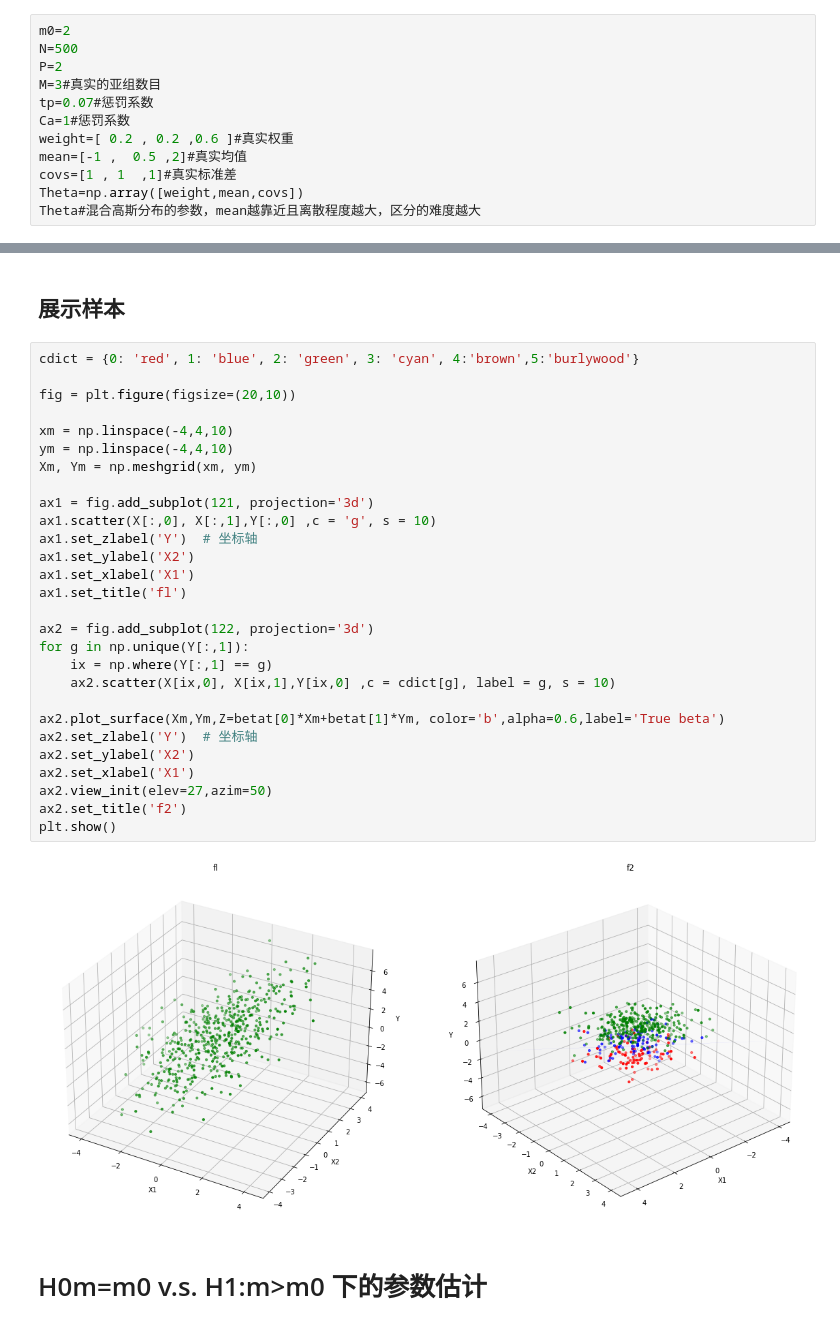
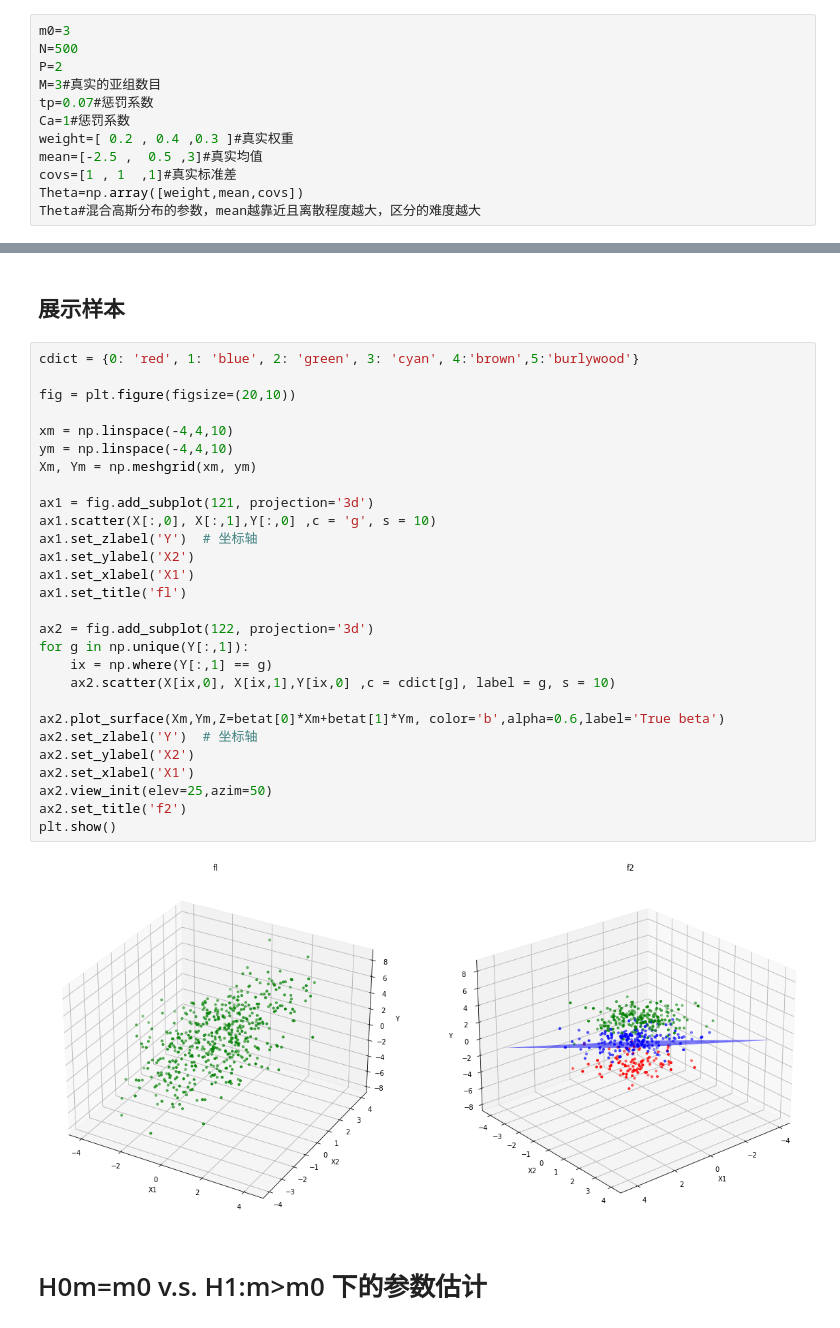
Before and after one commit to IXIXVI/graduate-first-year-homework, a Jupyter notebook: SUBGROUP论文/2021.10.15展示/m=3/3ECM m0=2.ipynb, the cells around one changed output, grey strips where cells are left out. Drawn from its saved outputs; the diff is of its cells as text.

```diff
--- a/SUBGROUP论文/2021.10.15展示/m=3/3ECM m0=2.ipynb
+++ b/SUBGROUP论文/2021.10.15展示/m=3/3ECM m0=2.ipynb
@@ -9,14 +9,14 @@ from sklearn.linear_model import LinearRegression
 用于生成（0,1]间的随机数
 缺点：不能很好的控制各亚组的样本数量
 # %%
-m0=2
+m0=3
 N=500
 P=2
 M=3#真实的亚组数目
 tp=0.07#惩罚系数
 Ca=1#惩罚系数
-weight=[ 0.2 , 0.2 ,0.6 ]#真实权重
-mean=[-1 ,  0.5 ,2]#真实均值
+weight=[ 0.2 , 0.4 ,0.3 ]#真实权重
+mean=[-2.5 ,  0.5 ,3]#真实均值
 covs=[1 , 1  ,1]#真实标准差
 Theta=np.array([weight,mean,covs])
 Theta#混合高斯分布的参数，mean越靠近且离散程度越大，区分的难度越大
@@ -57,33 +57,33 @@ for i in range(N):
 # %%
 cdict = {0: 'red', 1: 'blue', 2: 'green', 3: 'cyan', 4:'brown',5:'burlywood'}
 
 fig = plt.figure(figsize=(20,10))
 
 xm = np.linspace(-4,4,10)
 ym = np.linspace(-4,4,10)
 Xm, Ym = np.meshgrid(xm, ym)
 
 ax1 = fig.add_subplot(121, projection='3d')
 ax1.scatter(X[:,0], X[:,1],Y[:,0] ,c = 'g', s = 10)
 ax1.set_zlabel('Y')  # 坐标轴
 ax1.set_ylabel('X2')
 ax1.set_xlabel('X1')
 ax1.set_title('fl')
 
 ax2 = fig.add_subplot(122, projection='3d')
 for g in np.unique(Y[:,1]):
     ix = np.where(Y[:,1] == g)
     ax2.scatter(X[ix,0], X[ix,1],Y[ix,0] ,c = cdict[g], label = g, s = 10)
 
 ax2.plot_surface(Xm,Ym,Z=betat[0]*Xm+betat[1]*Ym, color='b',alpha=0.6,label='True beta')
 ax2.set_zlabel('Y')  # 坐标轴
 ax2.set_ylabel('X2')
 ax2.set_xlabel('X1')
-ax2.view_init(elev=27,azim=50)
+ax2.view_init(elev=25,azim=50)
 ax2.set_title('f2')
 plt.show()
 # %% [output]
-[figure, old version]
+[figure, new version]
 # %% [markdown]
 # H0m=m0 v.s. H1:m>m0 下的参数估计
 # %%
```
Also changed, not shown: parts of 19 cells of this notebook, 27 other files.
